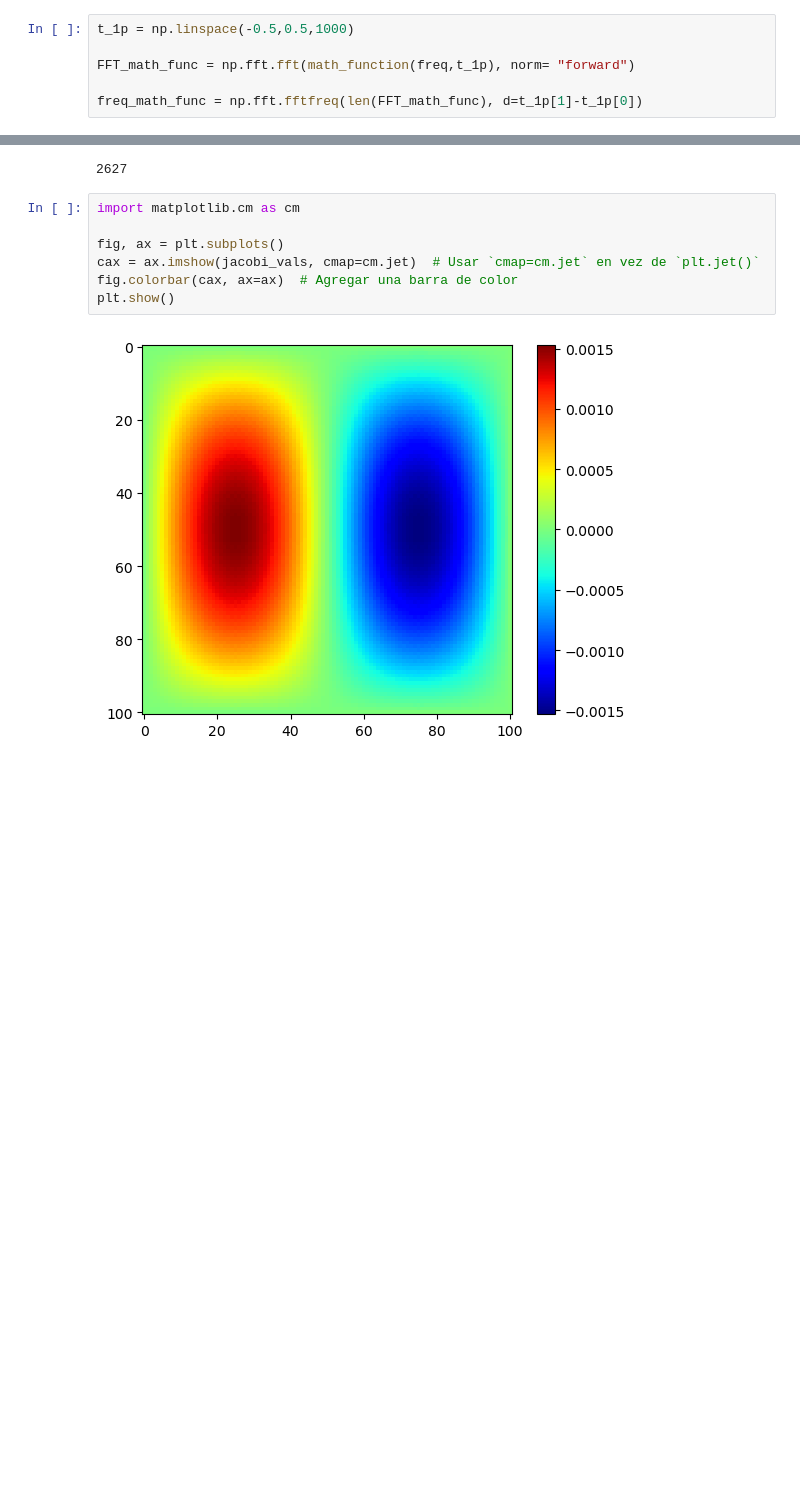
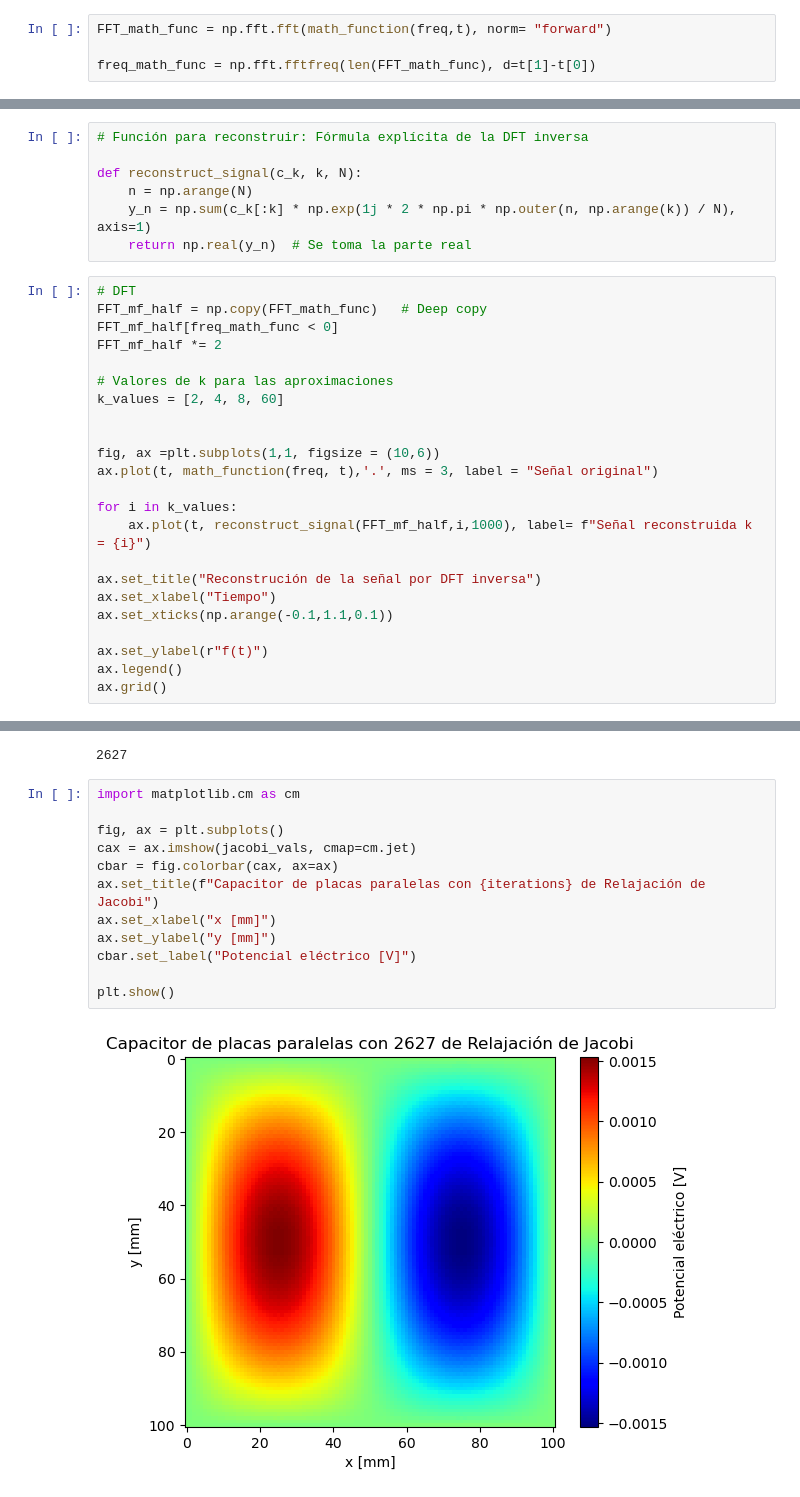
Before and after one commit to HernanBC/LabsComputacional, a Jupyter notebook: tarea5/tarea5.ipynb, the cells around one changed output, grey strips where cells are left out. Drawn from its saved outputs; the diff is of its cells as text; blank space fills up the shorter version.

```diff
--- a/tarea5/tarea5.ipynb
+++ b/tarea5/tarea5.ipynb
@@ -34,11 +34,9 @@ Text(0.5, 1.0, 'Signal')
 # %% [markdown]
 ## FFT en un solo período y con N = 1000
 # %%
-t_1p = np.linspace(-0.5,0.5,1000)
+FFT_math_func = np.fft.fft(math_function(freq,t), norm= "forward")
 
-FFT_math_func = np.fft.fft(math_function(freq,t_1p), norm= "forward")
-
-freq_math_func = np.fft.fftfreq(len(FFT_math_func), d=t_1p[1]-t_1p[0])
+freq_math_func = np.fft.fftfreq(len(FFT_math_func), d=t[1]-t[0])
 # %% [markdown]
 ## Gráfico del Espectro
 # %%
@@ -75,0 +64,30 @@ ax.plot(t[:500],np.real(mf_pos_recuper),'.')
+# %%
+# Función para reconstruir: Fórmula explícita de la DFT inversa
+
+def reconstruct_signal(c_k, k, N):
+    n = np.arange(N)
+    y_n = np.sum(c_k[:k] * np.exp(1j * 2 * np.pi * np.outer(n, np.arange(k)) / N), axis=1)
+    return np.real(y_n)  # Se toma la parte real
+# %%
+# DFT
+FFT_mf_half = np.copy(FFT_math_func)   # Deep copy
+FFT_mf_half[freq_math_func < 0]
+FFT_mf_half *= 2
+
+# Valores de k para las aproximaciones
+k_values = [2, 4, 8, 60]
+
+
+fig, ax =plt.subplots(1,1, figsize = (10,6))
+ax.plot(t, math_function(freq, t),'.', ms = 3, label = "Señal original")
+
+for i in k_values:
+    ax.plot(t, reconstruct_signal(FFT_mf_half,i,1000), label= f"Señal reconstruida k = {i}")
+
+ax.set_title("Reconstrución de la señal por DFT inversa")
+ax.set_xlabel("Tiempo")
+ax.set_xticks(np.arange(-0.1,1.1,0.1))
+
+ax.set_ylabel(r"f(t)")
+ax.legend()
+ax.grid()
@@ -133,9 +162,14 @@ print(iterations)
 # %%
 import matplotlib.cm as cm
 
 fig, ax = plt.subplots()
-cax = ax.imshow(jacobi_vals, cmap=cm.jet)  # Usar `cmap=cm.jet` en vez de `plt.jet()`
-fig.colorbar(cax, ax=ax)  # Agregar una barra de color
+cax = ax.imshow(jacobi_vals, cmap=cm.jet)
+cbar = fig.colorbar(cax, ax=ax)
+ax.set_title(f"Capacitor de placas paralelas con {iterations} de Relajación de Jacobi")
+ax.set_xlabel("x [mm]")
+ax.set_ylabel("y [mm]")
+cbar.set_label("Potencial eléctrico [V]")
+
 plt.show()
 # %% [output]
-[figure, old version]
+[figure, new version]
```
Also changed, not shown: parts of 9 cells of this notebook.
